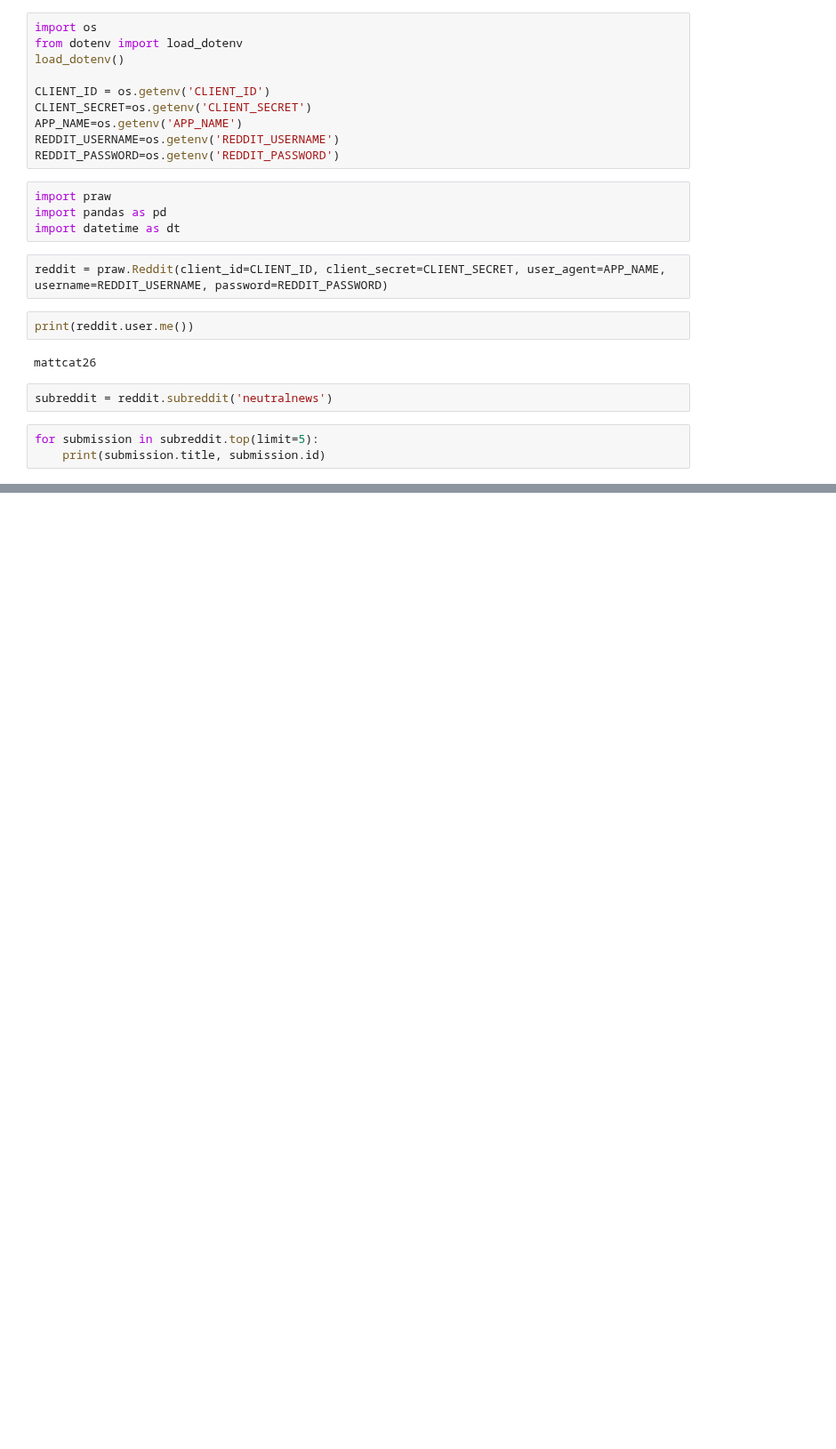
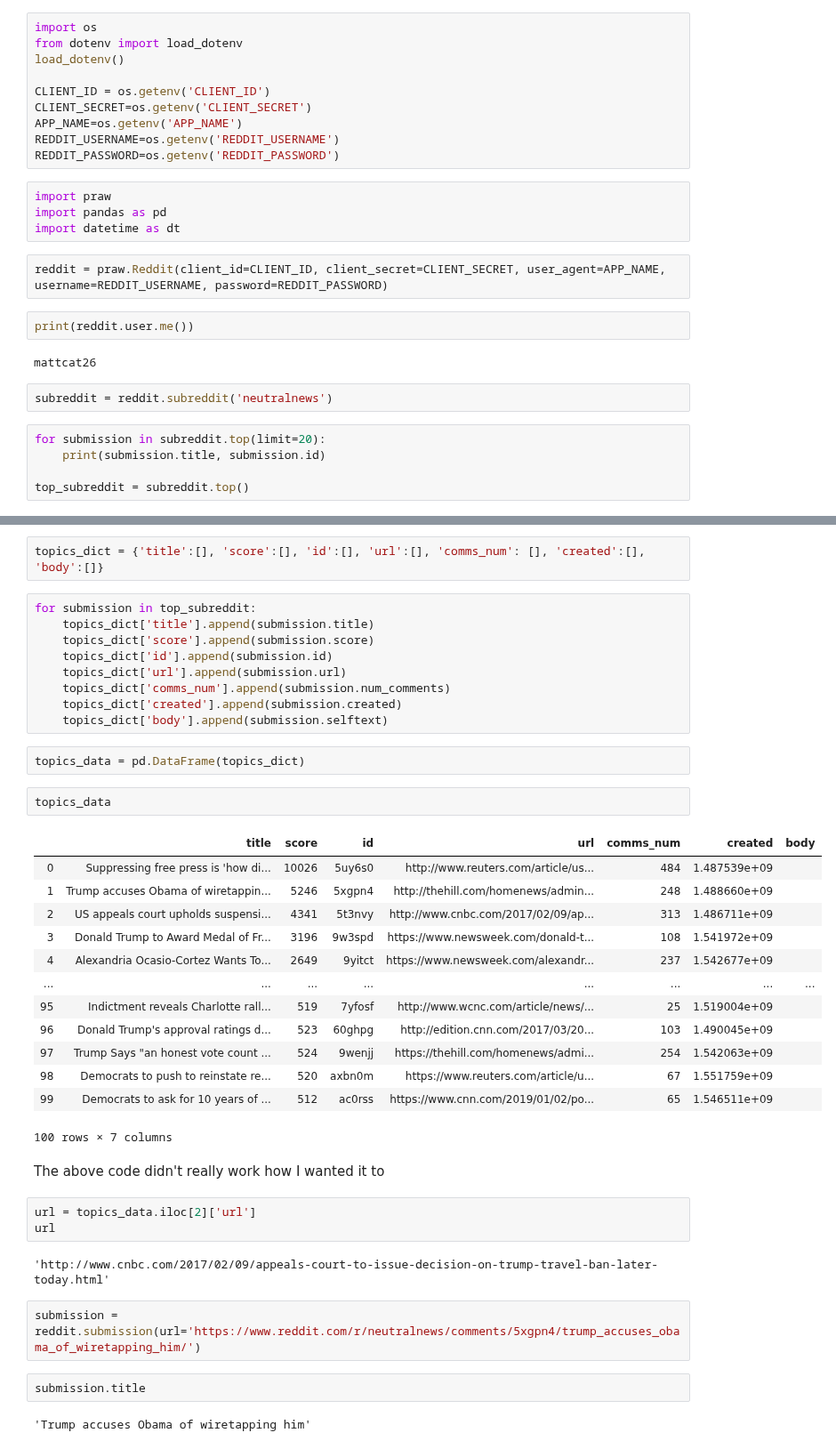
Before and after one commit to mcatalano26/cmps-cap, a Jupyter notebook: Matt's Work.ipynb, the cells around one changed output, grey strips where cells are left out. Shown at 89% size. Saved outputs shown, nothing was run; the diff lists cells and outputs as text; blank space fills up the shorter version.

Commit message:
retrieved and cleaned good data

```diff
--- a/Matt's Work.ipynb
+++ b/Matt's Work.ipynb
@@ -23,8 +23,10 @@ mattcat26
 # %%
 subreddit = reddit.subreddit('neutralnews')
 # %%
-for submission in subreddit.top(limit=5):
+for submission in subreddit.top(limit=20):
     print(submission.title, submission.id)
+
+top_subreddit = subreddit.top()
 # %% [output]
 Suppressing free press is 'how dictators get started': Senator McCain 5uy6s0
 Trump accuses Obama of wiretapping him 5xgpn4
@@ -33,0 +51,42 @@ Alexandria Ocasio-Cortez Wants To Replace Columbus Day With Holiday For Election
+# %%
+topics_dict = {'title':[], 'score':[], 'id':[], 'url':[], 'comms_num': [], 'created':[], 'body':[]}
+# %%
+for submission in top_subreddit:
+    topics_dict['title'].append(submission.title)
+    topics_dict['score'].append(submission.score)
+    topics_dict['id'].append(submission.id)
+    topics_dict['url'].append(submission.url)
+    topics_dict['comms_num'].append(submission.num_comments)
+    topics_dict['created'].append(submission.created)
+    topics_dict['body'].append(submission.selftext)
+# %%
+topics_data = pd.DataFrame(topics_dict)
+# %%
+topics_data
+# %% [output]
+|  | title | score | id | url | comms_num | created | body |
+| 0 | Suppressing free press is 'how di... | 10026 | 5uy6s0 | http://www.reuters.com/article/us... | 484 | 1.487539e+09 |  |
+| 1 | Trump accuses Obama of wiretappin... | 5246 | 5xgpn4 | http://thehill.com/homenews/admin... | 248 | 1.488660e+09 |  |
+| 2 | US appeals court upholds suspensi... | 4341 | 5t3nvy | http://www.cnbc.com/2017/02/09/ap... | 313 | 1.486711e+09 |  |
+| 3 | Donald Trump to Award Medal of Fr... | 3196 | 9w3spd | https://www.newsweek.com/donald-t... | 108 | 1.541972e+09 |  |
+| 4 | Alexandria Ocasio-Cortez Wants To... | 2649 | 9yitct | https://www.newsweek.com/alexandr... | 237 | 1.542677e+09 |  |
+| ... | ... | ... | ... | ... | ... | ... | ... |
+| 95 | Indictment reveals Charlotte rall... | 519 | 7yfosf | http://www.wcnc.com/article/news/... | 25 | 1.519004e+09 |  |
+| 96 | Donald Trump's approval ratings d... | 523 | 60ghpg | http://edition.cnn.com/2017/03/20... | 103 | 1.490045e+09 |  |
+| 97 | Trump Says "an honest vote count ... | 524 | 9wenjj | https://thehill.com/homenews/admi... | 254 | 1.542063e+09 |  |
+| 98 | Democrats to push to reinstate re... | 520 | axbn0m | https://www.reuters.com/article/u... | 67 | 1.551759e+09 |  |
+| 99 | Democrats to ask for 10 years of ... | 512 | ac0rss | https://www.cnn.com/2019/01/02/po... | 65 | 1.546511e+09 |  |
+100 rows × 7 columns
+# %% [markdown]
+The above code didn't really  work how I wanted it to
+# %%
+url = topics_data.iloc[2]['url']
+url
+# %% [output]
+'http://www.cnbc.com/2017/02/09/appeals-court-to-issue-decision-on-trump-travel-ban-later-today.html'
+# %%
+submission = reddit.submission(url='https://www.reddit.com/r/neutralnews/comments/5xgpn4/trump_accuses_obama_of_wiretapping_him/')
+# %%
+submission.title
+# %% [output]
+'Trump accuses Obama of wiretapping him'
```
Also changed, not shown: parts of 11 cells of this notebook, 1 other file.
